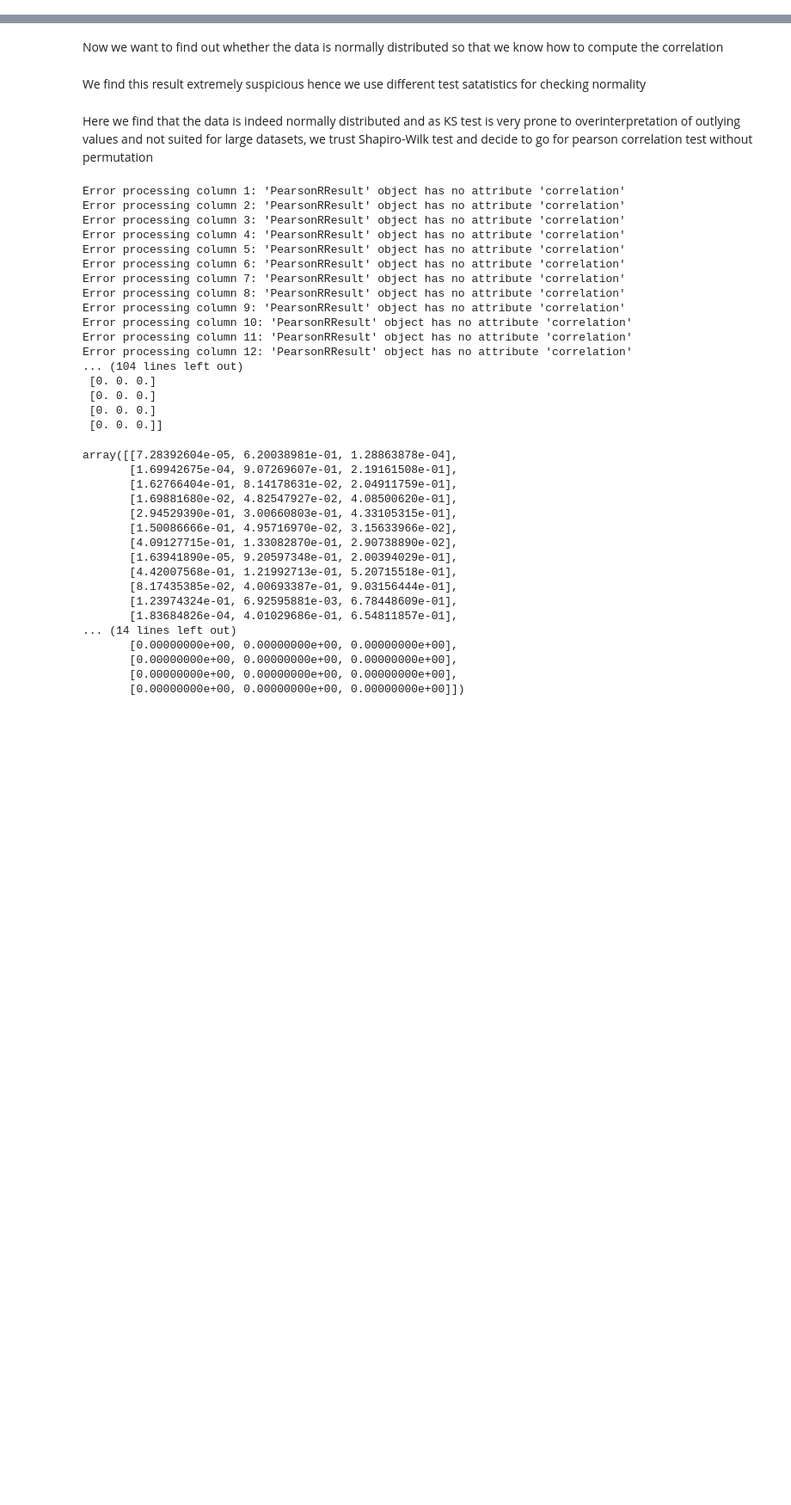
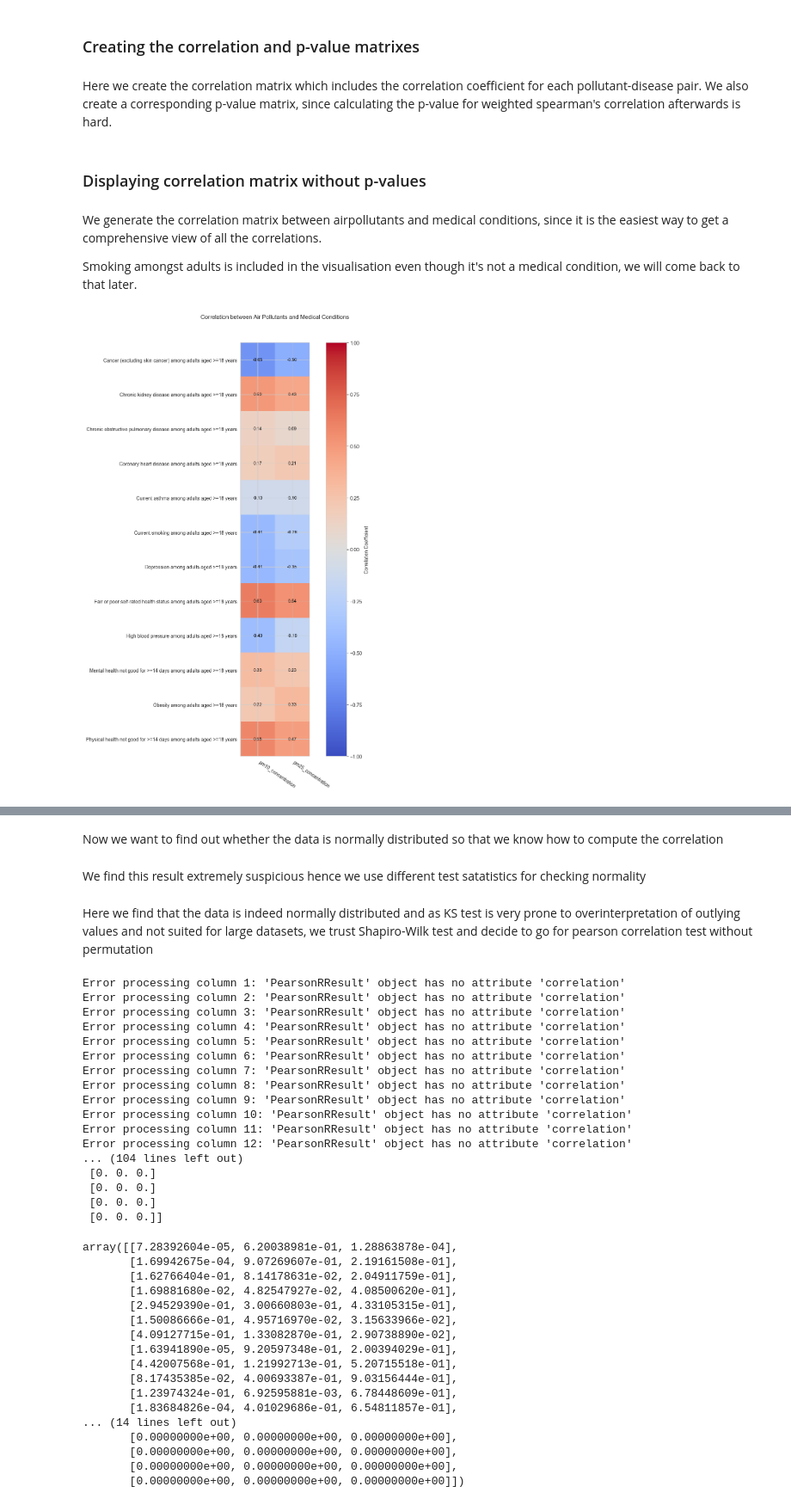
Before and after one commit to filoooooonov/pse-project, a Jupyter notebook: project.ipynb, the cells around one changed output, grey strips where cells are left out. Shown at 86% size. Drawn from its saved outputs; the diff is of its cells as text; code cells hidden in the pictures; blank space fills up the shorter version.

```diff
--- a/project.ipynb
+++ b/project.ipynb
@@ -310,0 +122,8 @@ plt.show()
+# %%
+def find_best_match_city(city, citylist, threshold=95):
+    best_match, score = process.extractOne(city, citylist)
+    if score >= threshold:
+        return best_match
+    else: city
+
+air_quality_df['city'] = air_quality_df['city'].apply(lambda x: find_best_match_city(x, unique_cities))
@@ -310,0 +134,11 @@ plt.show()
+# %%
+merged_df = pd.merge(health_df, air_quality_df, on='city', how='inner')
+merged_df = pd.merge(merged_df, population_df, on='city', how='left')
+merged_df = merged_df.drop_duplicates(subset='city', keep='first')
+
+# Optional: print some information about the merged DataFrame
+# print(f"Shape of dataframe: {merged_df.shape}")
+print("Columns with non-null values for:")
+print(f"PM10 concentrations  - {merged_df['pm10_concentration'].notna().sum()}")
+print(f"PM2.5 concentrations - {merged_df['pm25_concentration'].notna().sum()}")
+print(f"NO2 concentrations   - {merged_df['no2_concentration'].notna().sum()}")
@@ -310,0 +205,4 @@ plt.show()
+# %% [markdown]
+### Creating the correlation and p-value matrixes
+# %% [markdown]
+Here we create the correlation matrix which includes the correlation coefficient for each pollutant-disease pair. We also create a corresponding p-value matrix, since calculating the p-value for weighted spearman's correlation afterwards is hard.
@@ -310,0 +254,43 @@ plt.show()
+# %% [markdown]
+### Displaying correlation matrix without p-values
+# %% [markdown]
+We generate the correlation matrix between airpollutants and medical conditions, since it is the easiest way to get a comprehensive view of all the correlations.
+
+Smoking amongst adults is included in the visualisation even though it's not a medical condition, we will come back to that later.
+# %%
+# Extract and transpose the correlation matrix - diseases as rows and pollutants as columns
+disease_pollutant_corr = correlation_matrix.loc[disease_columns, pollutants]
+
+# Visualize the correlation matrix as a heatmap using matplotlib
+plt.figure(figsize=(10, 14))
+
+# Convert correlation values to float
+disease_pollutant_corr = disease_pollutant_corr.astype(float)
+
+# Create the heatmap
+im = plt.imshow(disease_pollutant_corr, cmap='coolwarm', vmin=-1, vmax=1)
+
+# Add colorbar
+cbar = plt.colorbar(im)
+cbar.set_label('Correlation Coefficient')
+
+# Add labels and title
+plt.title('Correlation between Air Pollutants and Medical Conditions', pad=50)
+plt.xticks(np.arange(len(pollutants)), pollutants, rotation=-35, ha='left')
+plt.yticks(np.arange(len(disease_columns)), disease_columns, rotation=0)  # Changed rotation to 0
+
+# Add correlation values as text annotations
+for i in range(len(disease_columns)):
+    for j in range(len(pollutants)):
+        corr_value = disease_pollutant_corr.iloc[i, j]
+
+        # Format the correlation value
+        if pd.notna(corr_value):
+            corr_text = f'{corr_value:.2f}'
+            plt.text(j, i, corr_text, ha="center", va="center", color="black", fontsize=9)
+
+plt.tight_layout()
+plt.savefig('corr_weighted_spearman.png')
+plt.show()
+# %% [output]
+[figure, added]
```
Also changed, not shown: parts of 43 cells of this notebook.
